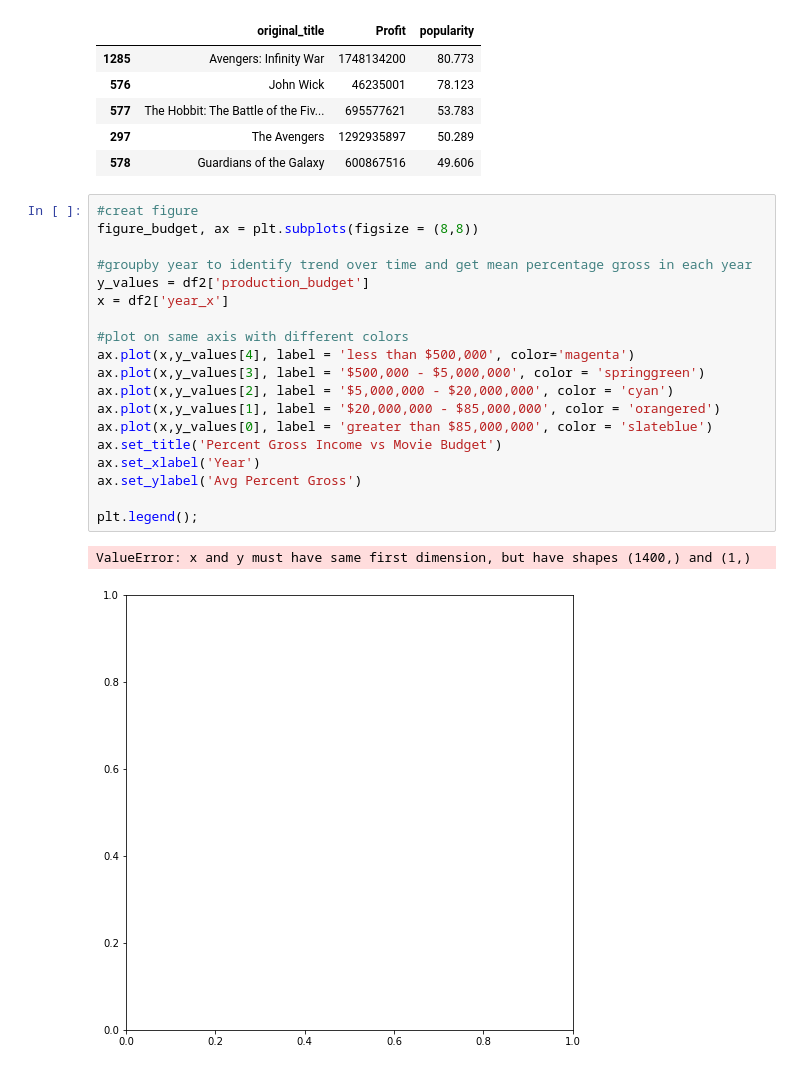
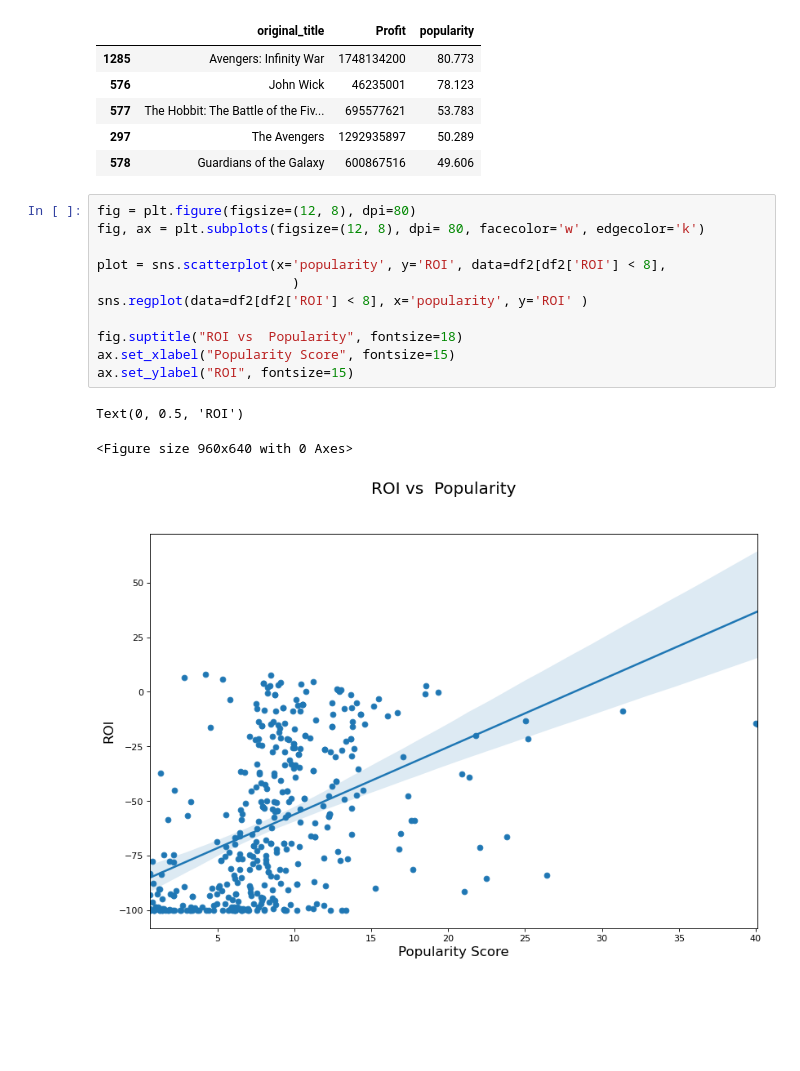
Before and after one commit to Yusra12/dsc-phase-1-project-v2-4, a Jupyter notebook: student.ipynb, the cells around one changed output. Cells and saved outputs as stored; diff of their text form; blank space fills up the shorter version.

```diff
--- a/student.ipynb
+++ b/student.ipynb
@@ -777,25 +802,18 @@ df2[['original_title', 'Profit', 'popularity']].sort_values(by = 'popularity', a
 | 577 | The Hobbit: The Battle of the Fiv... | 695577621 | 53.783 |
 | 297 | The Avengers | 1292935897 | 50.289 |
 | 578 | Guardians of the Galaxy | 600867516 | 49.606 |
-# %%
-#creat figure
-figure_budget, ax = plt.subplots(figsize = (8,8))
-
-#groupby year to identify trend over time and get mean percentage gross in each year
-y_values = df2['production_budget']
-x = df2['year_x']
-
-#plot on same axis with different colors
-ax.plot(x,y_values[4], label = 'less than $500,000', color='magenta')
-ax.plot(x,y_values[3], label = '$500,000 - $5,000,000', color = 'springgreen')
-ax.plot(x,y_values[2], label = '$5,000,000 - $20,000,000', color = 'cyan')
-ax.plot(x,y_values[1], label = '$20,000,000 - $85,000,000', color = 'orangered')
-ax.plot(x,y_values[0], label = 'greater than $85,000,000', color = 'slateblue')
-ax.set_title('Percent Gross Income vs Movie Budget')
-ax.set_xlabel('Year')
-ax.set_ylabel('Avg Percent Gross')
-
-plt.legend();
-# %% [output]
-ValueError: x and y must have same first dimension, but have shapes (1400,) and (1,)
-[figure, removed]
+# %%
+fig = plt.figure(figsize=(12, 8), dpi=80)
+fig, ax = plt.subplots(figsize=(12, 8), dpi= 80, facecolor='w', edgecolor='k')
+
+plot = sns.scatterplot(x='popularity', y='ROI', data=df2[df2['ROI'] < 8],
+                         )
+sns.regplot(data=df2[df2['ROI'] < 8], x='popularity', y='ROI' )
+
+fig.suptitle("ROI vs  Popularity", fontsize=18)
+ax.set_xlabel("Popularity Score", fontsize=15)
+ax.set_ylabel("ROI", fontsize=15)
+# %% [output]
+Text(0, 0.5, 'ROI')
+<Figure size 960x640 with 0 Axes>
+[figure, added]
```
Also changed, not shown: parts of 21 cells of this notebook.
